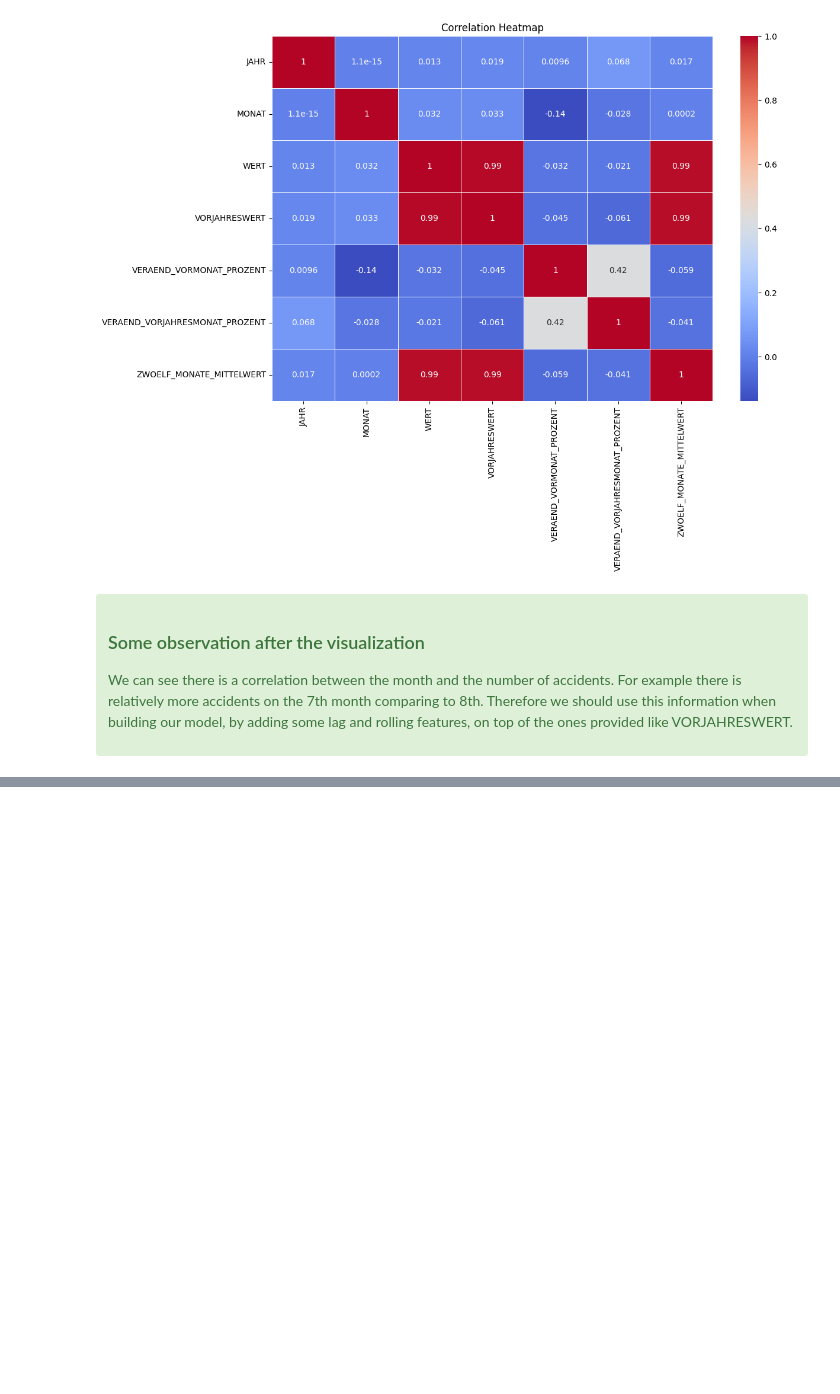
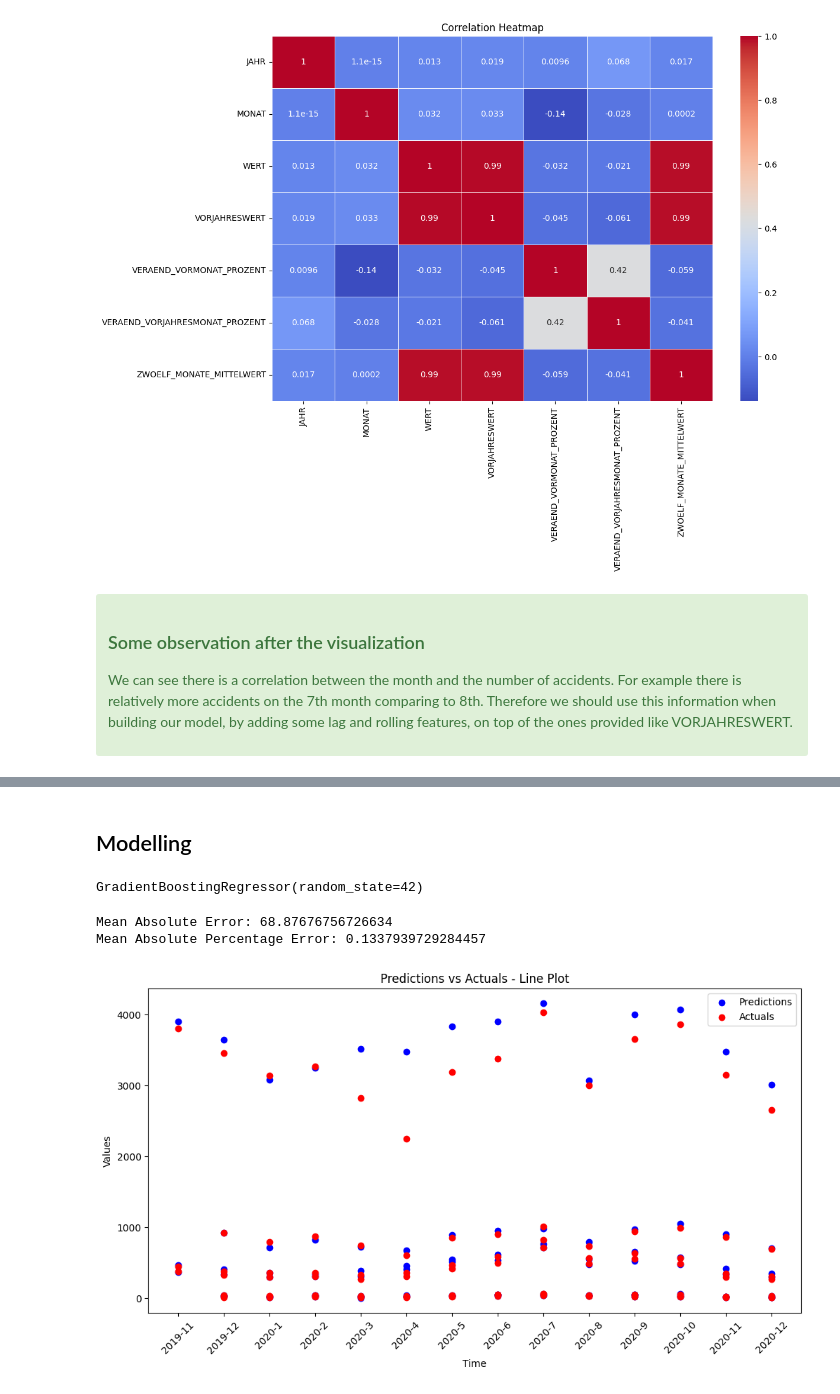
Before and after one commit to ahmetsenturk/dps-ai-challenge, a Jupyter notebook: exploratory_analysis.ipynb, the cells around one changed output, grey strips where cells are left out. Drawn from its saved outputs; the diff is of its cells as text; code cells hidden in the pictures; blank space fills up the shorter version.

Commit message:
initial ml model prototype
built a model using sklearn's graident boosting

```diff
--- a/exploratory_analysis.ipynb
+++ b/exploratory_analysis.ipynb
@@ -176,0 +228,2 @@ We can see there is a correlation between the month and the number of accidents.
+# %% [markdown]
+## Modelling
@@ -176,0 +240,7 @@ We can see there is a correlation between the month and the number of accidents.
+# %%
+# now let's drop the null valued entries since our model won't be able to train otherwise
+df = df.dropna()
+
+# and let's split the data
+X = df.drop(['WERT', 'MONATSZAHL', 'AUSPRAEGUNG'], axis=1)
+y = df['WERT']
@@ -176,0 +255,45 @@ We can see there is a correlation between the month and the number of accidents.
+# %%
+from sklearn.ensemble import GradientBoostingRegressor
+
+# let's train a simple Gradient Boosting Regressor
+model = GradientBoostingRegressor(random_state=42)
+model.fit(X_train, y_train)
+# %% [output]
+GradientBoostingRegressor(random_state=42)
+# %%
+from sklearn.metrics import mean_absolute_error, mean_absolute_percentage_error
+
+y_pred = model.predict(X_test)
+
+# let's evaluate the model with some predefined error functions
+mae = mean_absolute_error(y_test, y_pred)
+mape = mean_absolute_percentage_error(y_test, y_pred)
+
+print(f'Mean Absolute Error: {mae}')
+print(f'Mean Absolute Percentage Error: {mape}')
+# %% [output]
+Mean Absolute Error: 68.87676756726634
+Mean Absolute Percentage Error: 0.1337939729284457
+# %%
+results = pd.DataFrame({
+    'Year': X_test['JAHR'],
+    'Month': X_test['MONAT'],
+    'Actual': y_test,
+    'Predicted': y_pred
+})
+
+results['Time'] = results['Year'].astype(str) + '-' + results['Month'].astype(str)
+
+
+# Line Plot
+plt.figure(figsize=(12, 6))
+plt.scatter(results['Time'], results['Predicted'], label='Predictions', color='blue')
+plt.scatter(results['Time'], results['Actual'], label='Actuals', color='red')
+plt.xlabel('Time')
+plt.ylabel('Values')
+plt.title('Predictions vs Actuals - Line Plot')
+plt.legend()
+plt.xticks(rotation=45)
+plt.show()
+# %% [output]
+[figure, added]
```
Also changed, not shown: parts of 12 cells of this notebook.
